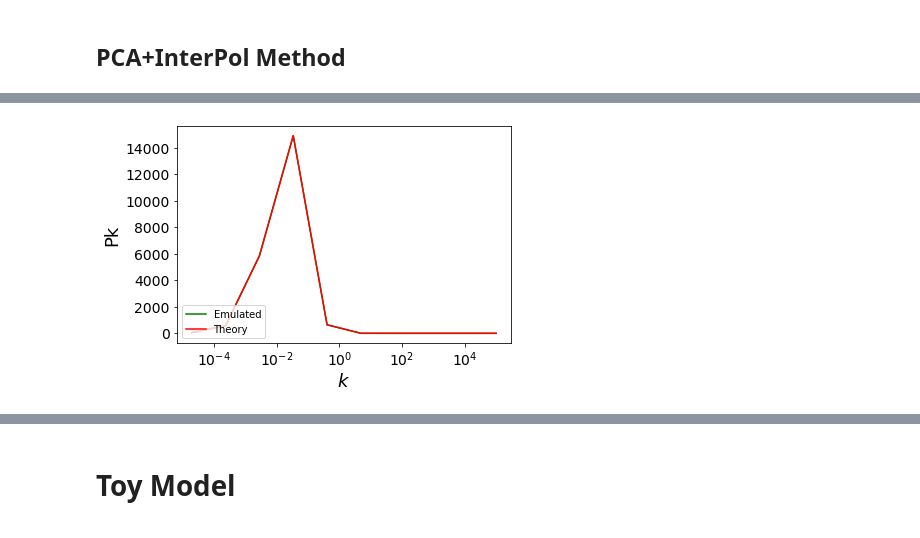
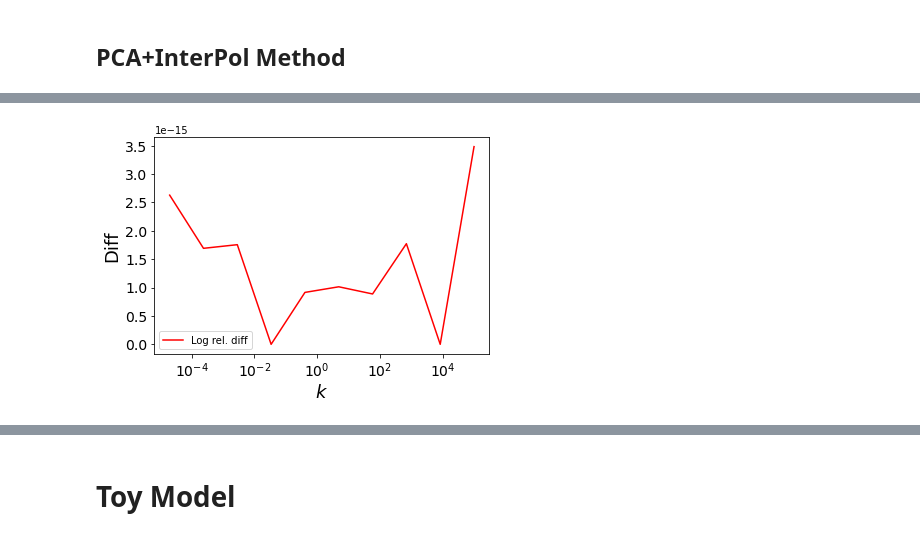
Before and after one commit to JaimeRZP/Pk_Emulator, a Jupyter notebook: PC_GPA.ipynb, the cells around one changed output, grey strips where cells are left out. Cells and saved outputs as stored; diff of their text form; code cells hidden in the pictures.

```diff
--- a/PC_GPA.ipynb
+++ b/PC_GPA.ipynb
@@ -107,0 +216,4 @@ w_arr = test.get_w_arr()
+# %%
+hand_test = Lin_Pk_emulator(10, 10, 10, new=True)
+PCA_test = Lin_Pk_emulator(10, 10, 10, new=True)
+log_test = Log_lin_Pk_emulator(10, 10, 10, new=True)
@@ -127,3 +277,8 @@ k_arr, emulated = test.get_emulated_Pk(0.3,0.9 )
+# %%
+k_arr, hand_emulated = hand_test.get_emulated_Pk(0.3,0.6 )
+k_arr, pca_emulated = PCA_test.get_emulated_Pk(0.3,0.6 )
+k_arr, log_emulated = log_test.get_emulated_Pk(0.3,0.6 )
+log_emulated = np.exp(log_emulated)
 # %%
-cosmo = ccl.Cosmology(Omega_c=0.3, Omega_b=0.049, h=0.9, sigma8=0.81, n_s=0.96)
+cosmo = ccl.Cosmology(Omega_c=0.3, Omega_b=0.049, h=0.6, sigma8=0.81, n_s=0.96)
 theory  = ccl.power.linear_matter_power(cosmo, k_arr, 1)
@@ -133,0 +285,4 @@ Pk_diff = abs(emulated-theory)
+# %%
+hand_Pk_diff = abs(hand_emulated-theory)
+pca_Pk_diff = abs(pca_emulated-theory)
+log_Pk_diff = abs(log_emulated-theory)
@@ -134,12 +368,11 @@ Pk_diff = abs(emulated-theory)
 # %%
-plt.plot(k_arr, emulated , 'g-', label = 'Emulated' )
-plt.plot(k_arr, theory, 'r-', label = 'Theory' )
+plt.plot(k_arr, log_Pk_diff/theory, 'r-', label = 'Log rel. diff' )
 plt.xlabel('$k$',fontsize=18)
-plt.ylabel('Pk',fontsize=18)
+plt.ylabel('Diff',fontsize=18)
 plt.xticks(fontsize=14)
 plt.yticks(fontsize=14)
 plt.xscale('log')
 plt.legend(loc="lower left")
 plt.show()
 # %% [output]
-[figure, old version]
+[figure, new version]
```
Also changed, not shown: parts of 27 cells of this notebook.
